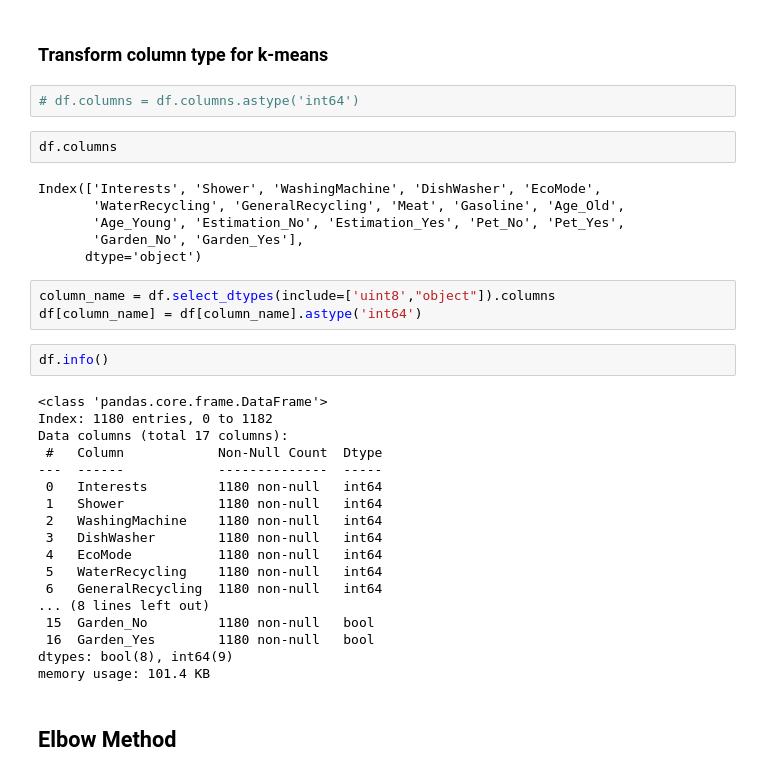
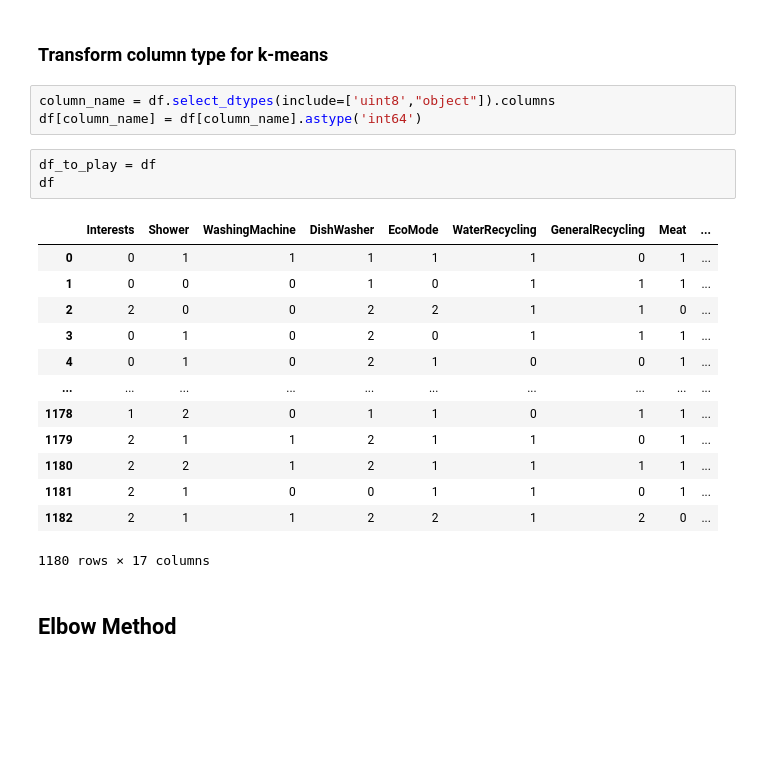
Before and after one commit to IgnacioGB1990/Data_Desafio, a Jupyter notebook: Cleaning/EDA_IGB.ipynb, the cells around one changed output. Saved outputs shown, nothing was run; the diff lists cells and outputs as text; blank space fills up the shorter version.

```diff
--- a/Cleaning/EDA_IGB.ipynb
+++ b/Cleaning/EDA_IGB.ipynb
@@ -582,38 +469,25 @@ df.head()
 | 4 | 0 | 1 | 0 | 2 | 1 | 0 | 0 | 1 | ... |
 # %% [markdown]
 ### Transform column type for k-means
-# %%
-# df.columns = df.columns.astype('int64')
-# %%
-df.columns
-# %% [output]
-Index(['Interests', 'Shower', 'WashingMachine', 'DishWasher', 'EcoMode',
-       'WaterRecycling', 'GeneralRecycling', 'Meat', 'Gasoline', 'Age_Old',
-       'Age_Young', 'Estimation_No', 'Estimation_Yes', 'Pet_No', 'Pet_Yes',
-       'Garden_No', 'Garden_Yes'],
-      dtype='object')
 # %%
 column_name = df.select_dtypes(include=['uint8',"object"]).columns
 df[column_name] = df[column_name].astype('int64')
-# %%
-df.info()
-# %% [output]
-<class 'pandas.core.frame.DataFrame'>
-Index: 1180 entries, 0 to 1182
-Data columns (total 17 columns):
- #   Column            Non-Null Count  Dtype
----  ------            --------------  -----
- 0   Interests         1180 non-null   int64
- 1   Shower            1180 non-null   int64
- 2   WashingMachine    1180 non-null   int64
- 3   DishWasher        1180 non-null   int64
- 4   EcoMode           1180 non-null   int64
- 5   WaterRecycling    1180 non-null   int64
- 6   GeneralRecycling  1180 non-null   int64
-... (8 lines left out)
- 15  Garden_No         1180 non-null   bool
- 16  Garden_Yes        1180 non-null   bool
-dtypes: bool(8), int64(9)
-memory usage: 101.4 KB
+# %%
+df_to_play = df
+df
+# %% [output]
+|  | Interests | Shower | WashingMachine | DishWasher | EcoMode | WaterRecycling | GeneralRecycling | Meat | ... |
+| 0 | 0 | 1 | 1 | 1 | 1 | 1 | 0 | 1 | ... |
+| 1 | 0 | 0 | 0 | 1 | 0 | 1 | 1 | 1 | ... |
+| 2 | 2 | 0 | 0 | 2 | 2 | 1 | 1 | 0 | ... |
+| 3 | 0 | 1 | 0 | 2 | 0 | 1 | 1 | 1 | ... |
+| 4 | 0 | 1 | 0 | 2 | 1 | 0 | 0 | 1 | ... |
+| ... | ... | ... | ... | ... | ... | ... | ... | ... | ... |
+| 1178 | 1 | 2 | 0 | 1 | 1 | 0 | 1 | 1 | ... |
+| 1179 | 2 | 1 | 1 | 2 | 1 | 1 | 0 | 1 | ... |
+| 1180 | 2 | 2 | 1 | 2 | 1 | 1 | 1 | 1 | ... |
+| 1181 | 2 | 1 | 0 | 0 | 1 | 1 | 0 | 1 | ... |
+| 1182 | 2 | 1 | 1 | 2 | 2 | 1 | 2 | 0 | ... |
+1180 rows × 17 columns
 # %% [markdown]
 ## Elbow Method
```
Also changed, not shown: parts of 24 cells of this notebook, 5 other files.
